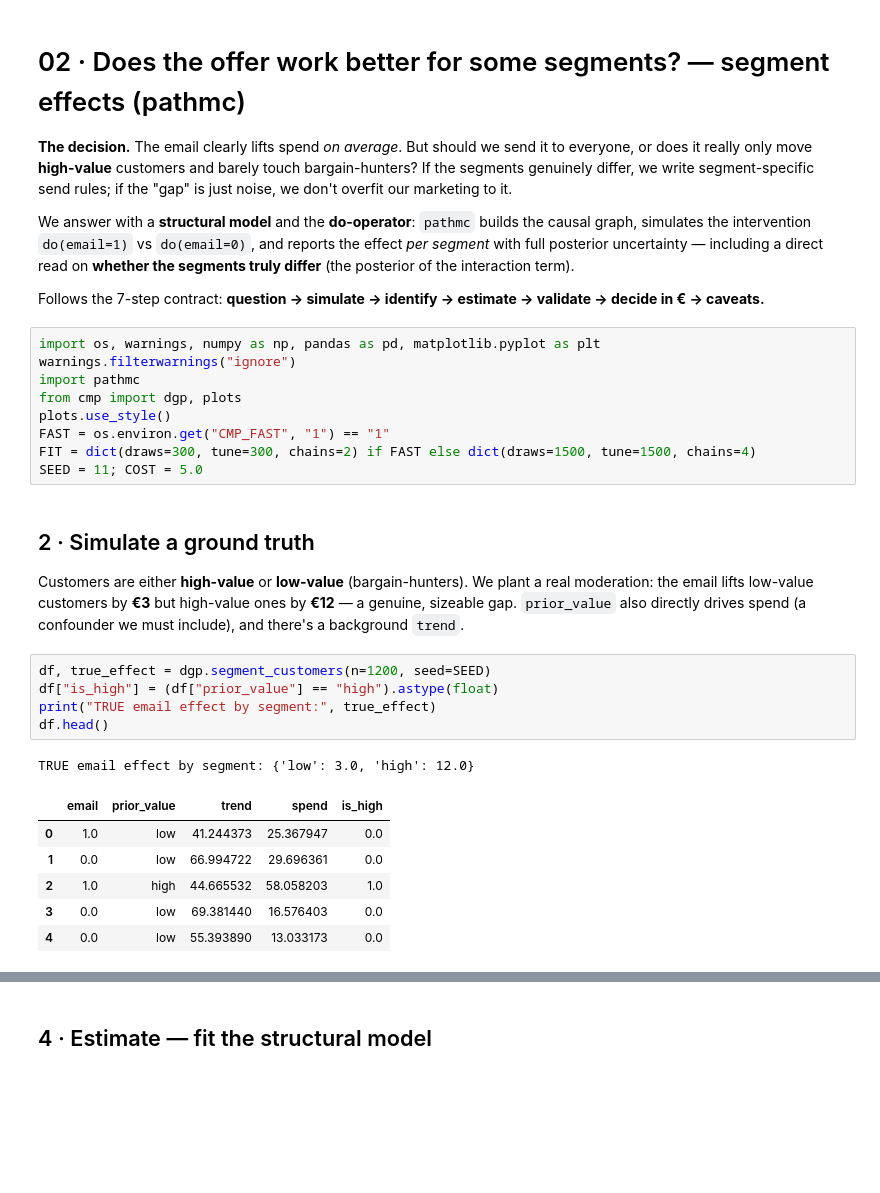
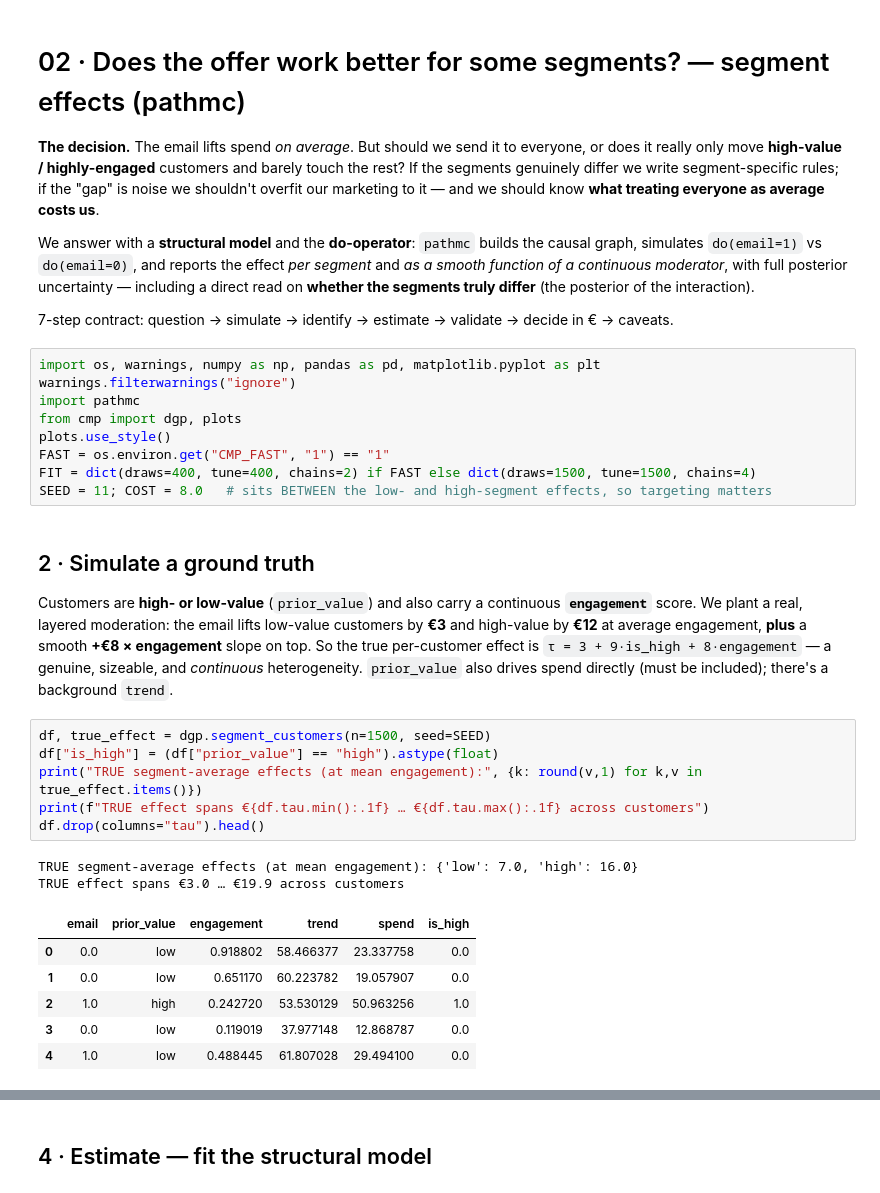
Before and after one commit to fmuia/sda_projects, a Jupyter notebook: notebooks/02_segment_effects.ipynb, the cells around one changed output, grey strips where cells are left out. Cells and saved outputs as stored; diff of their text form; blank space fills up the shorter version.

```diff
--- a/notebooks/02_segment_effects.ipynb
+++ b/notebooks/02_segment_effects.ipynb
@@ -1,18 +1,18 @@
 # %% [markdown]
 # 02 · Does the offer work better for some segments? — segment effects (pathmc)
 
-**The decision.** The email clearly lifts spend *on average*. But should we send it
-to everyone, or does it really only move **high-value** customers and barely touch
-bargain-hunters? If the segments genuinely differ, we write segment-specific send
-rules; if the "gap" is just noise, we don't overfit our marketing to it.
+**The decision.** The email lifts spend *on average*. But should we send it to everyone, or
+does it really only move **high-value / highly-engaged** customers and barely touch the rest?
+If the segments genuinely differ we write segment-specific rules; if the "gap" is noise we
+shouldn't overfit our marketing to it — and we should know **what treating everyone as average
+costs us**.
 
-We answer with a **structural model** and the **do-operator**: `pathmc` builds the
-causal graph, simulates the intervention `do(email=1)` vs `do(email=0)`, and reports
-the effect *per segment* with full posterior uncertainty — including a direct read on
-**whether the segments truly differ** (the posterior of the interaction term).
+We answer with a **structural model** and the **do-operator**: `pathmc` builds the causal
+graph, simulates `do(email=1)` vs `do(email=0)`, and reports the effect *per segment* and *as a
+smooth function of a continuous moderator*, with full posterior uncertainty — including a direct
+read on **whether the segments truly differ** (the posterior of the interaction).
 
-Follows the 7-step contract: **question → simulate → identify → estimate → validate
-→ decide in € → caveats.**
+7-step contract: question → simulate → identify → estimate → validate → decide in € → caveats.
 # %%
 import os, warnings, numpy as np, pandas as pd, matplotlib.pyplot as plt
 warnings.filterwarnings("ignore")
@@ -20,28 +20,32 @@ import pathmc
 from cmp import dgp, plots
 plots.use_style()
 FAST = os.environ.get("CMP_FAST", "1") == "1"
-FIT = dict(draws=300, tune=300, chains=2) if FAST else dict(draws=1500, tune=1500, chains=4)
-SEED = 11; COST = 5.0
+FIT = dict(draws=400, tune=400, chains=2) if FAST else dict(draws=1500, tune=1500, chains=4)
+SEED = 11; COST = 8.0   # sits BETWEEN the low- and high-segment effects, so targeting matters
 # %% [markdown]
 ## 2 · Simulate a ground truth
 
-Customers are either **high-value** or **low-value** (bargain-hunters). We plant a
-real moderation: the email lifts low-value customers by **€3** but high-value ones
-by **€12** — a genuine, sizeable gap. `prior_value` also directly drives spend (a
-confounder we must include), and there's a background `trend`.
+Customers are **high- or low-value** (`prior_value`) and also carry a continuous
+**`engagement`** score. We plant a real, layered moderation: the email lifts low-value
+customers by **€3** and high-value by **€12** at average engagement, **plus** a smooth
+**+€8 × engagement** slope on top. So the true per-customer effect is
+`τ = 3 + 9·is_high + 8·engagement` — a genuine, sizeable, and *continuous* heterogeneity.
+`prior_value` also drives spend directly (must be included); there's a background `trend`.
 # %%
-df, true_effect = dgp.segment_customers(n=1200, seed=SEED)
+df, true_effect = dgp.segment_customers(n=1500, seed=SEED)
 df["is_high"] = (df["prior_value"] == "high").astype(float)
-print("TRUE email effect by segment:", true_effect)
-df.head()
+print("TRUE segment-average effects (at mean engagement):", {k: round(v,1) for k,v in true_effect.items()})
+print(f"TRUE effect spans €{df.tau.min():.1f} … €{df.tau.max():.1f} across customers")
+df.drop(columns="tau").head()
 # %% [output]
-TRUE email effect by segment: {'low': 3.0, 'high': 12.0}
+TRUE segment-average effects (at mean engagement): {'low': 7.0, 'high': 16.0}
+TRUE effect spans €3.0 … €19.9 across customers
-|  | email | prior_value | trend | spend | is_high |
-| 0 | 1.0 | low | 41.244373 | 25.367947 | 0.0 |
-| 1 | 0.0 | low | 66.994722 | 29.696361 | 0.0 |
-| 2 | 1.0 | high | 44.665532 | 58.058203 | 1.0 |
-| 3 | 0.0 | low | 69.381440 | 16.576403 | 0.0 |
-| 4 | 0.0 | low | 55.393890 | 13.033173 | 0.0 |
+|  | email | prior_value | engagement | trend | spend | is_high |
+| 0 | 0.0 | low | 0.918802 | 58.466377 | 23.337758 | 0.0 |
+| 1 | 0.0 | low | 0.651170 | 60.223782 | 19.057907 | 0.0 |
+| 2 | 1.0 | high | 0.242720 | 53.530129 | 50.963256 | 1.0 |
+| 3 | 0.0 | low | 0.119019 | 37.977148 | 12.868787 | 0.0 |
+| 4 | 1.0 | low | 0.488445 | 61.807028 | 29.494100 | 0.0 |
 # %% [markdown]
 ## 3 · Identify — CATE via the do-operator
 
```
Also changed, not shown: parts of 12 cells of this notebook, 1 other file.
